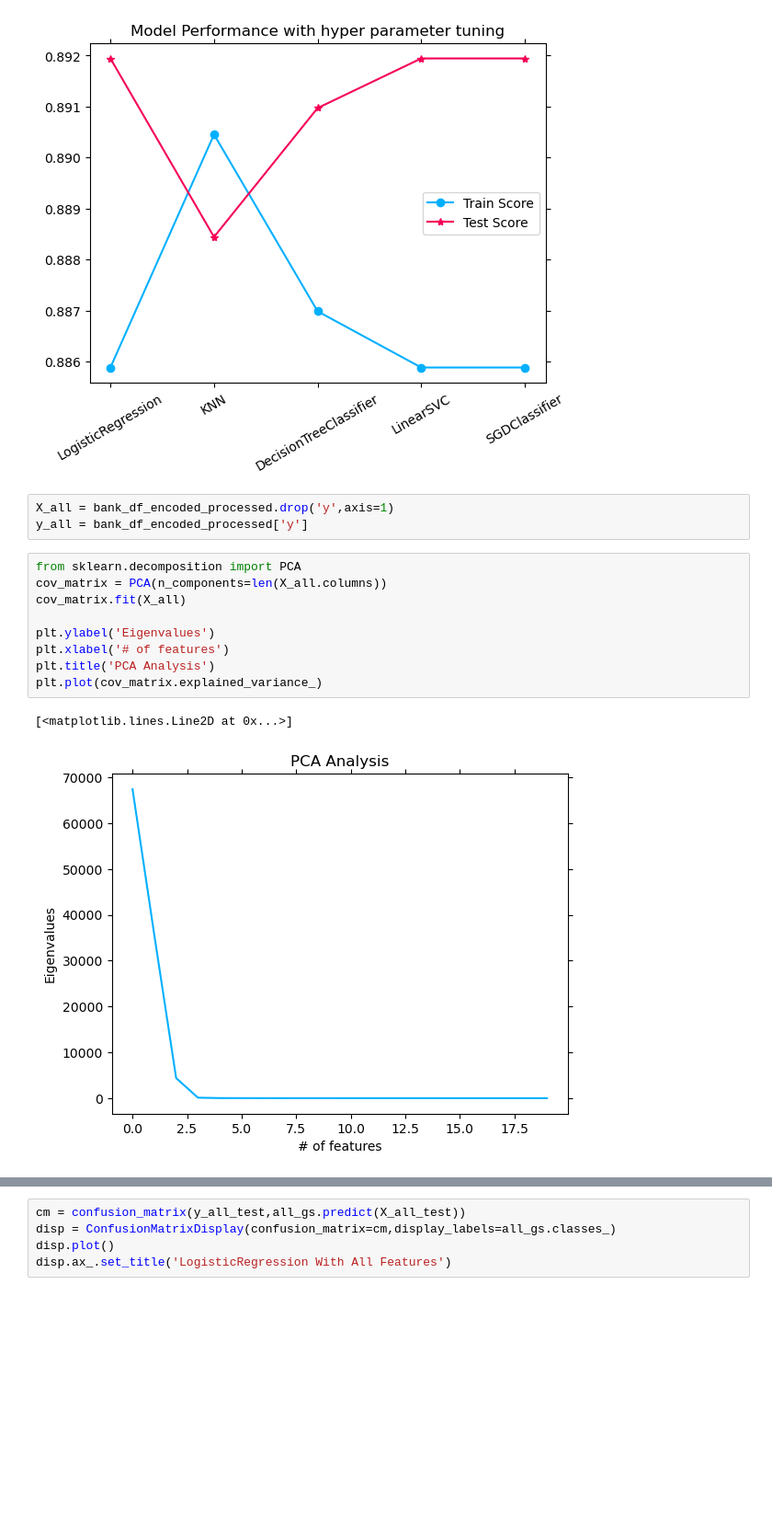
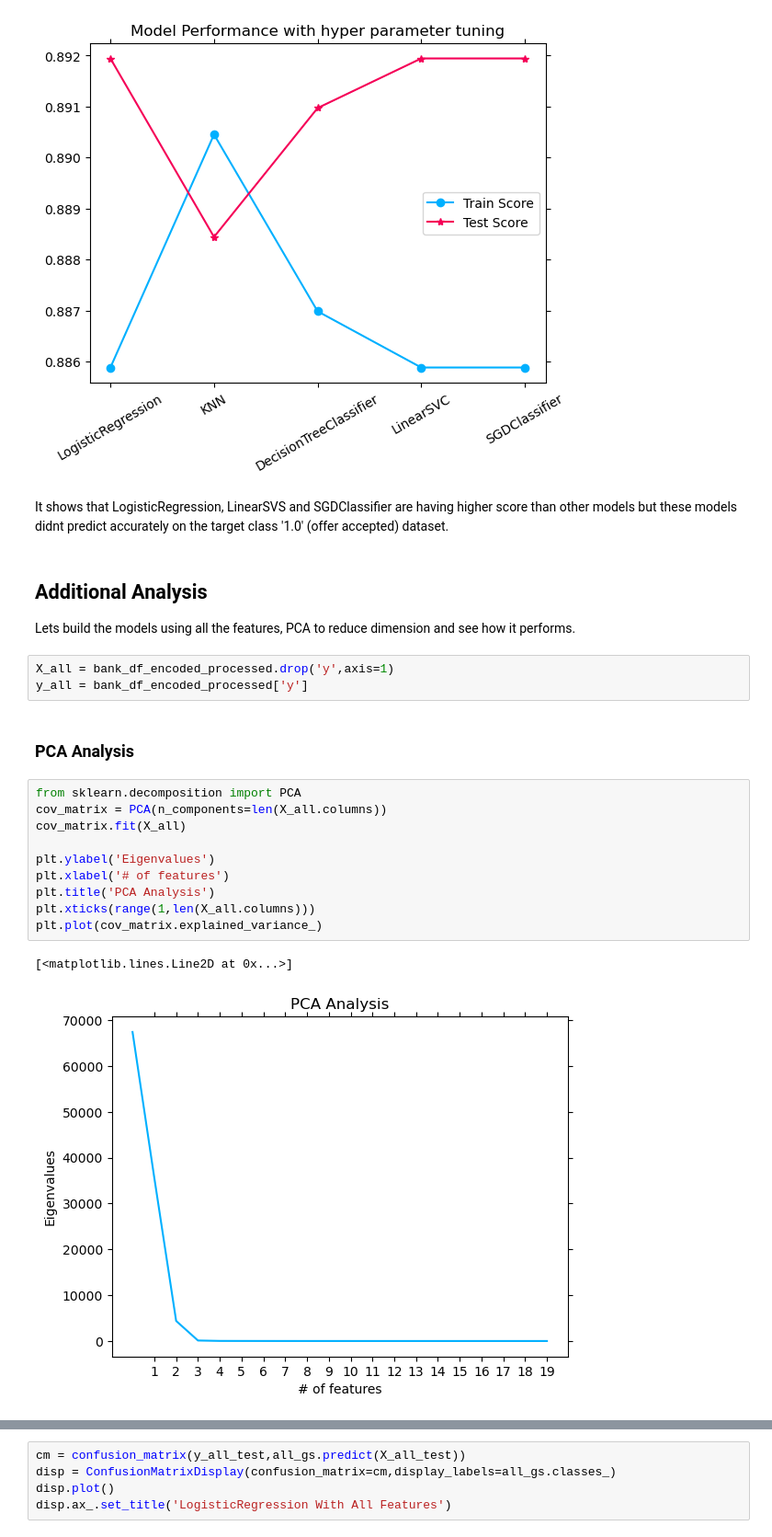
Before and after one commit to trguduru/bank_marketing_prediction, a Jupyter notebook: prompt_III.ipynb, the cells around one changed output, grey strips where cells are left out. Shown at 92% size. Cells and saved outputs as stored; diff of their text form; blank space fills up the shorter version.

Commit message:
updated models doc

```diff
--- a/prompt_III.ipynb
+++ b/prompt_III.ipynb
@@ -845,18 +857,27 @@ plt.legend()
 plt.show()
 # %% [output]
 [figure]
+# %% [markdown]
+It shows that LogisticRegression, LinearSVS and SGDClassifier are having higher score than other models but these models didnt predict accurately on the target class '1.0' (offer accepted)  dataset.
+# %% [markdown]
+## Additional Analysis
+
+Lets build the models using all the features, PCA to reduce dimension and see how it performs.
 # %%
 X_all = bank_df_encoded_processed.drop('y',axis=1)
 y_all = bank_df_encoded_processed['y']
+# %% [markdown]
+### PCA Analysis
 # %%
 from sklearn.decomposition import PCA
 cov_matrix = PCA(n_components=len(X_all.columns))
 cov_matrix.fit(X_all)
 
 plt.ylabel('Eigenvalues')
 plt.xlabel('# of features')
 plt.title('PCA Analysis')
+plt.xticks(range(1,len(X_all.columns)))
 plt.plot(cov_matrix.explained_variance_)
 # %% [output]
 [<matplotlib.lines.Line2D at 0x...>]
-[figure, old version]
+[figure, new version]
```
Also changed, not shown: parts of 43 cells of this notebook, 3 other files.
